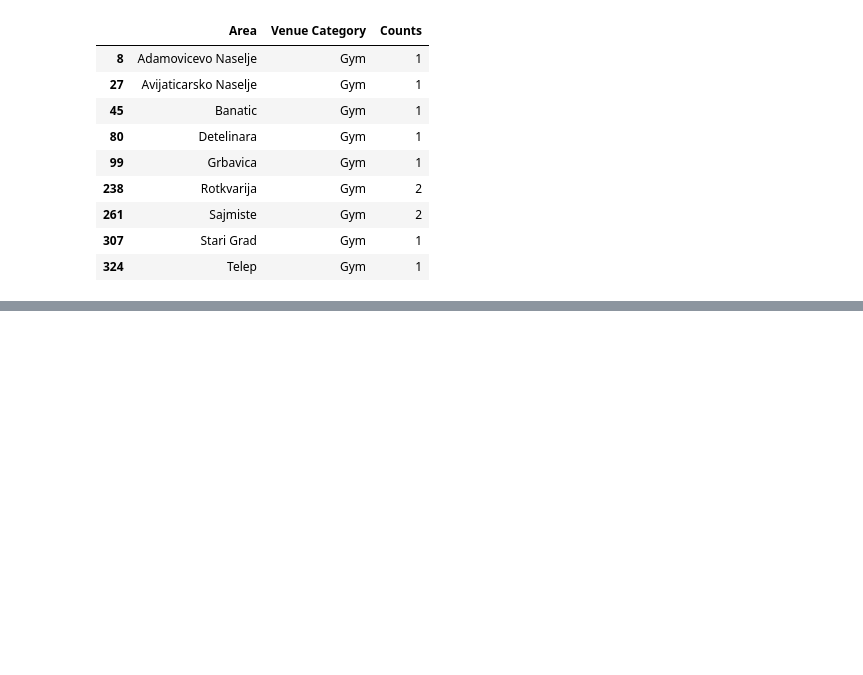
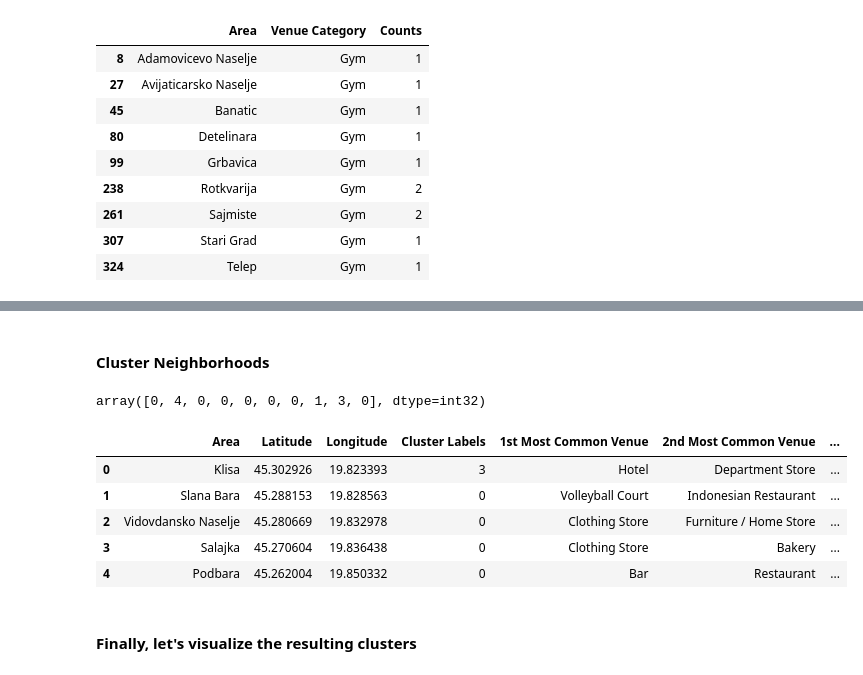
Before and after one commit to bajkanicm/The-Battle-of-Neighborhoods, a Jupyter notebook: The Battle of Neighborhoods Notebook by ZK.ipynb, the cells around one changed output, grey strips where cells are left out. Drawn from its saved outputs; the diff is of its cells as text; code cells hidden in the pictures; blank space fills up the shorter version.

```diff
--- a/The Battle of Neighborhoods Notebook by ZK.ipynb
+++ b/The Battle of Neighborhoods Notebook by ZK.ipynb
@@ -180,0 +303,15 @@ df_area_venue_category_count.loc[df_area_venue_category_count['Venue Category']
+# %% [markdown]
+#### Cluster Neighborhoods
+# %%
+# set number of clusters
+kclusters = 5
+
+novisad_grouped_clustering = novisad_grouped.drop('Neighborhood', 1)
+
+# run k-means clustering
+kmeans = KMeans(n_clusters=kclusters, random_state=0).fit(novisad_grouped_clustering)
+
+# check cluster labels generated for each row in the dataframe
+kmeans.labels_[0:10]
+# %% [output]
+array([0, 4, 0, 0, 0, 0, 0, 1, 3, 0], dtype=int32)
@@ -180,0 +321,13 @@ df_area_venue_category_count.loc[df_area_venue_category_count['Venue Category']
+# %%
+novisad_merged = df_areas
+
+novisad_merged = novisad_merged.join(neighborhoods_venues_sorted.set_index('Neighborhood'), on='Area')
+
+novisad_merged.head() # check the last columns!
+# %% [output]
+|  | Area | Latitude | Longitude | Cluster Labels | 1st Most Common Venue | 2nd Most Common Venue | ... |
+| 0 | Klisa | 45.302926 | 19.823393 | 3 | Hotel | Department Store | ... |
+| 1 | Slana Bara | 45.288153 | 19.828563 | 0 | Volleyball Court | Indonesian Restaurant | ... |
+| 2 | Vidovdansko Naselje | 45.280669 | 19.832978 | 0 | Clothing Store | Furniture / Home Store | ... |
+| 3 | Salajka | 45.270604 | 19.836438 | 0 | Clothing Store | Bakery | ... |
+| 4 | Podbara | 45.262004 | 19.850332 | 0 | Bar | Restaurant | ... |
@@ -180,0 +337,2 @@ df_area_venue_category_count.loc[df_area_venue_category_count['Venue Category']
+# %% [markdown]
+#### Finally, let's visualize the resulting clusters
```
Also changed, not shown: parts of 22 cells of this notebook.
